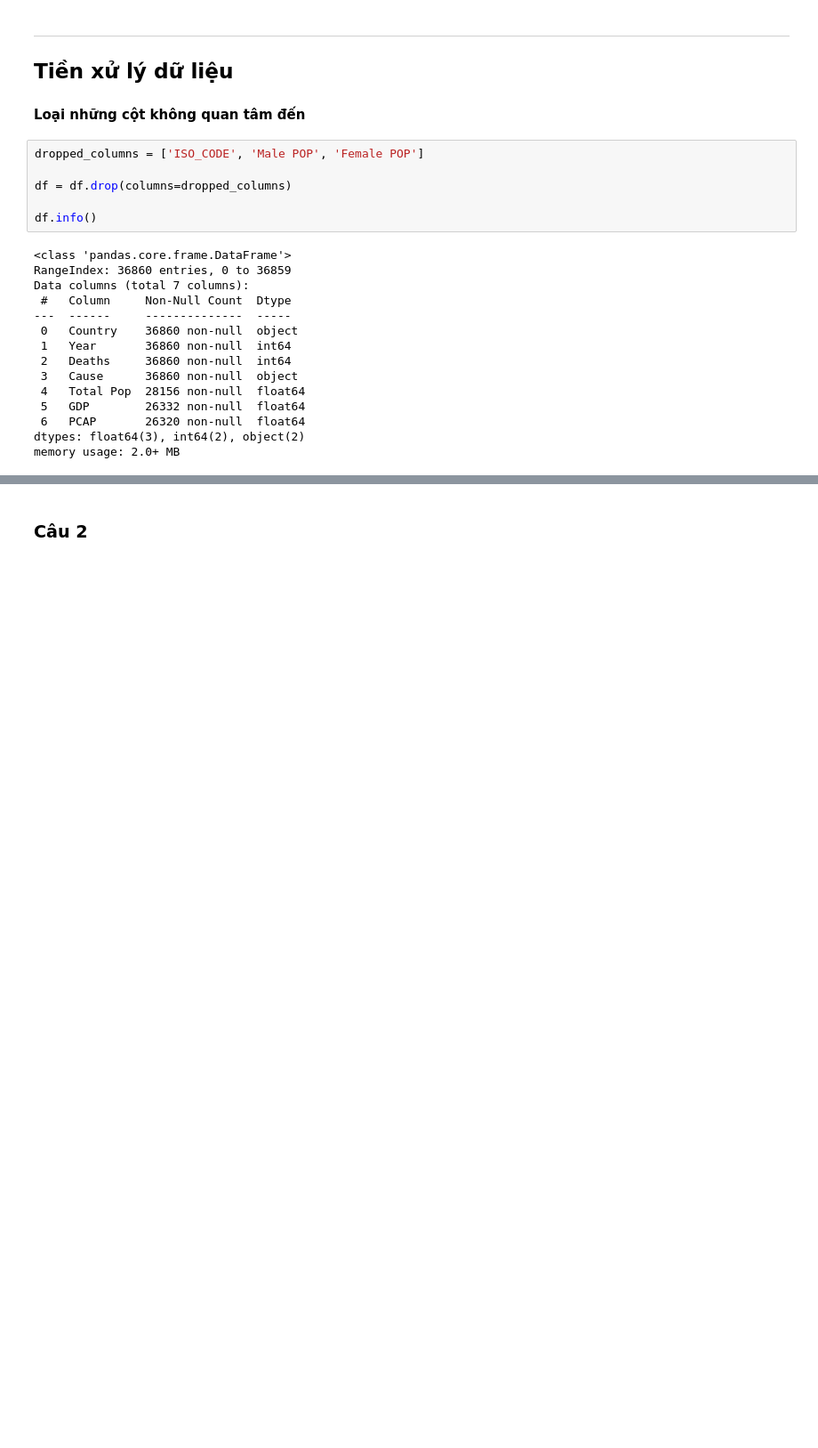
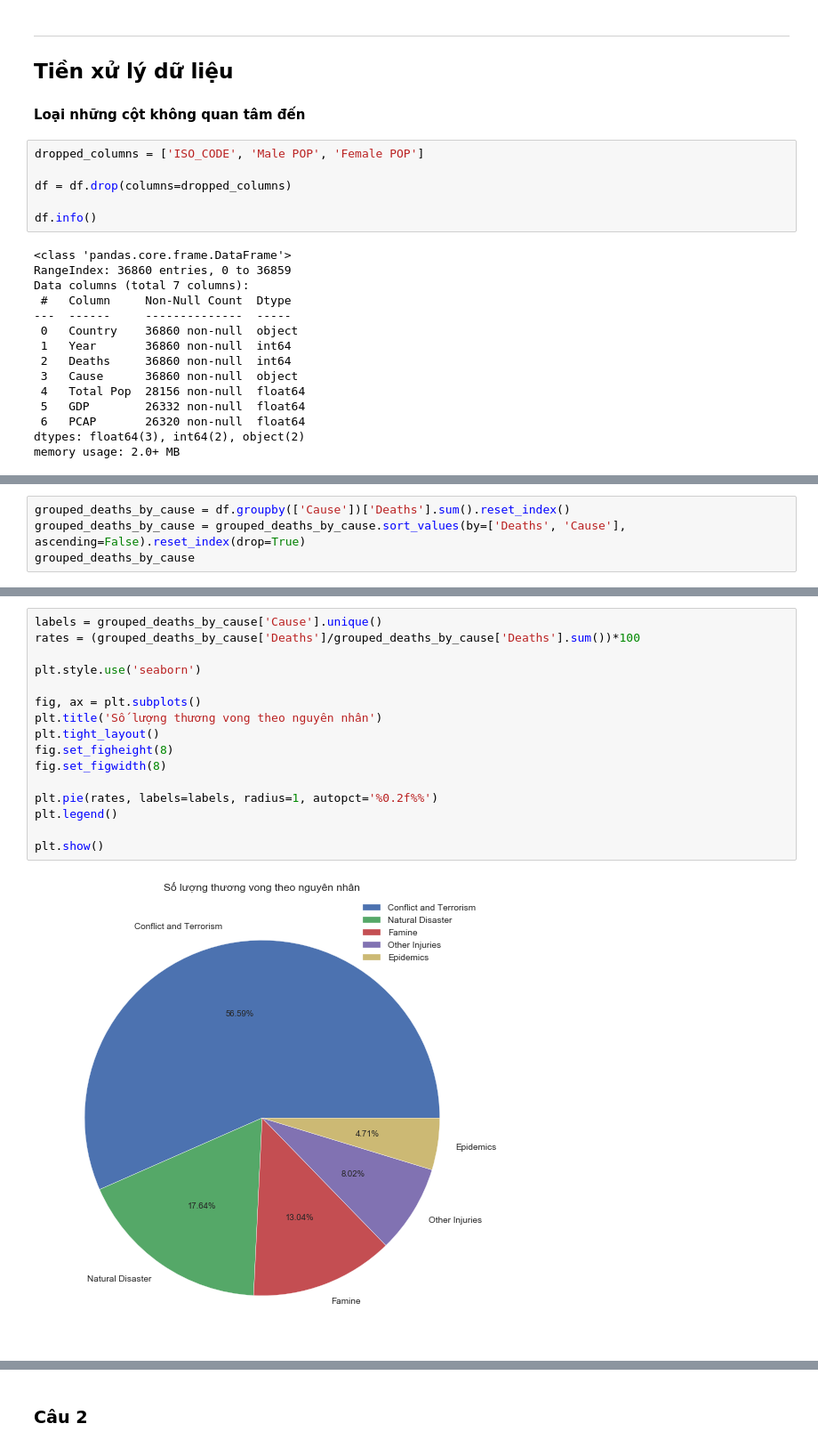
Before and after one commit to hcmus1712331/LTCKHDL-DACK, a Jupyter notebook: 1712331-NguyenThanhDat.ipynb, the cells around one changed output, grey strips where cells are left out. Shown: that part at 89% size. Cells and saved outputs as stored; diff of their text form; blank space fills up the shorter version.

```diff
--- a/1712331-NguyenThanhDat.ipynb
+++ b/1712331-NguyenThanhDat.ipynb
@@ -147,0 +433,4 @@ memory usage: 2.0+ MB
+# %%
+grouped_deaths_by_cause = df.groupby(['Cause'])['Deaths'].sum().reset_index()
+grouped_deaths_by_cause = grouped_deaths_by_cause.sort_values(by=['Deaths', 'Cause'], ascending=False).reset_index(drop=True)
+grouped_deaths_by_cause
@@ -147,0 +444,18 @@ memory usage: 2.0+ MB
+# %%
+labels = grouped_deaths_by_cause['Cause'].unique()
+rates = (grouped_deaths_by_cause['Deaths']/grouped_deaths_by_cause['Deaths'].sum())*100
+
+plt.style.use('seaborn')
+
+fig, ax = plt.subplots()
+plt.title('Số lượng thương vong theo nguyên nhân')
+plt.tight_layout()
+fig.set_figheight(8)
+fig.set_figwidth(8)
+
+plt.pie(rates, labels=labels, radius=1, autopct='%0.2f%%')
+plt.legend()
+
+plt.show()
+# %% [output]
+[figure, added]
```
Also changed, not shown: parts of 49 cells of this notebook.
